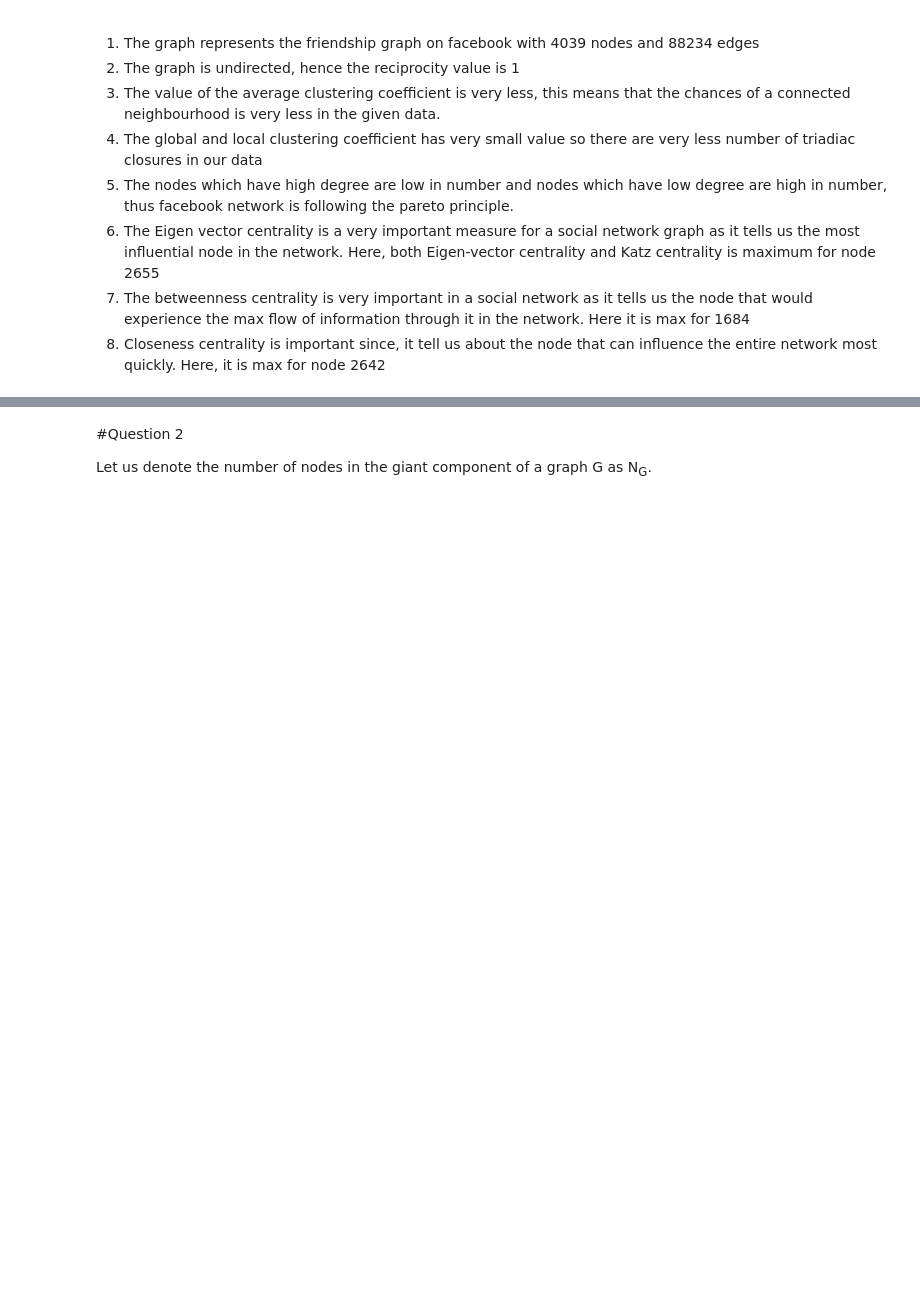
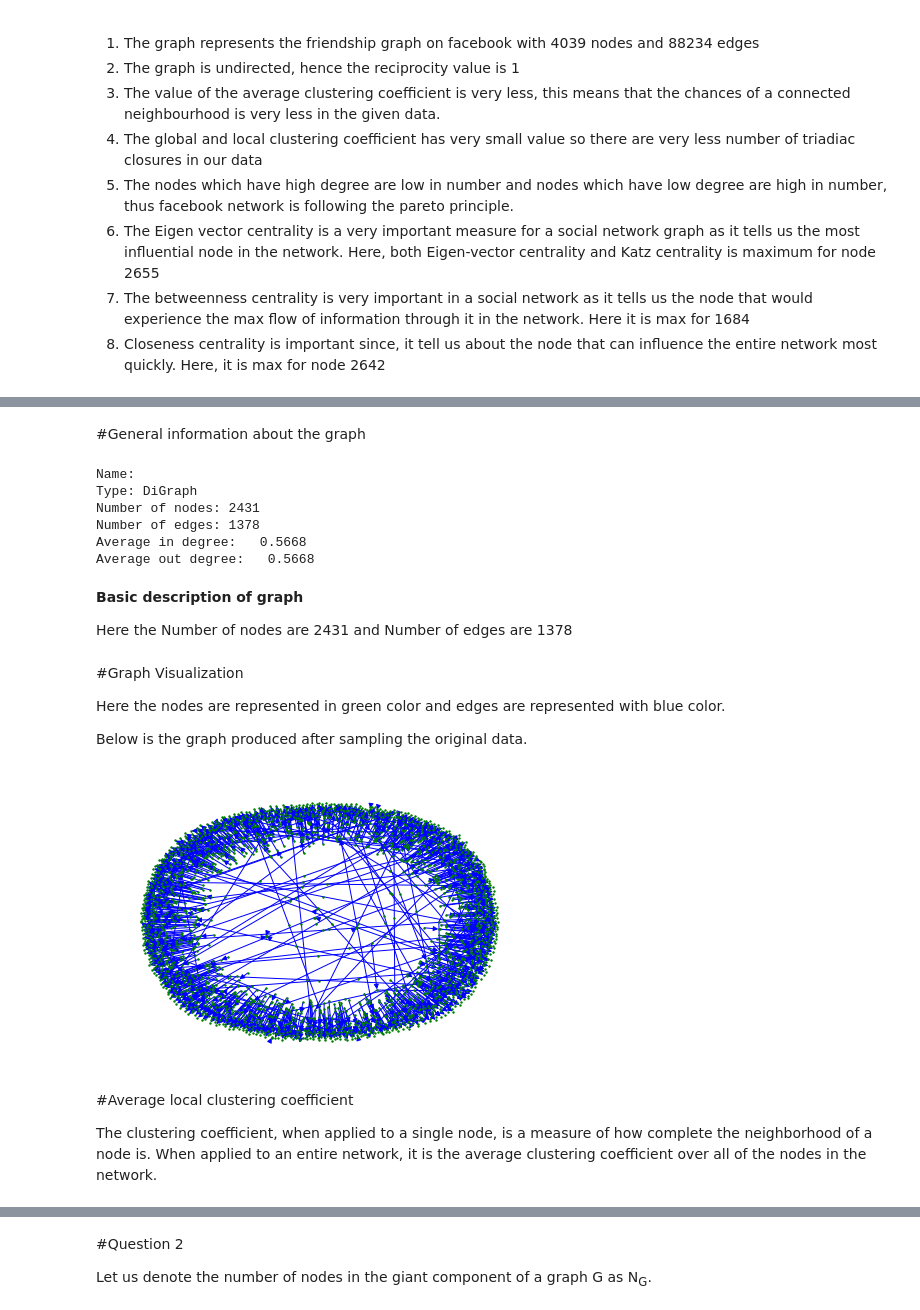
Before and after one commit to abhimanyug170/Network-Analysis-facebook, a Jupyter notebook: SNA_fb.ipynb, the cells around one changed output, grey strips where cells are left out. Cells and saved outputs as stored; diff of their text form; code cells hidden in the pictures; blank space fills up the shorter version.

```diff
--- a/SNA_fb.ipynb
+++ b/SNA_fb.ipynb
@@ -342,0 +375,41 @@ This node can influence the entire network most quickly
+# %% [markdown]
+#General information about the graph
+# %%
+import networkx as nx
+
+#reading graph from list of edges
+G=nx.read_edgelist('data.txt',nodetype=int,create_using=nx.DiGraph())
+
+print(" ")
+
+#general information about the graph
+print (nx.info(G))
+# %% [output]
+Name:
+Type: DiGraph
+Number of nodes: 2431
+Number of edges: 1378
+Average in degree:   0.5668
+Average out degree:   0.5668
+# %% [markdown]
+**Basic description of graph**
+
+Here the Number of nodes are 2431 and Number of edges are 1378
+# %% [markdown]
+#Graph Visualization
+
+Here the nodes are represented in green color and edges are represented with blue color.
+
+Below is the graph produced after sampling the original data.
+# %%
+import matplotlib.pyplot as plt
+
+# drawing graph
+nx.draw(G, pos=None, node_color='g', edge_color='b',node_size=2)
+plt.show()
+# %% [output]
+[figure, added]
+# %% [markdown]
+#Average local clustering coefficient
+
+The clustering coefficient, when applied to a single node, is a measure of how complete the neighborhood of a node is. When applied to an entire network, it is the average clustering coefficient over all of the nodes in the network.
```
Also changed, not shown: parts of 33 cells of this notebook.
